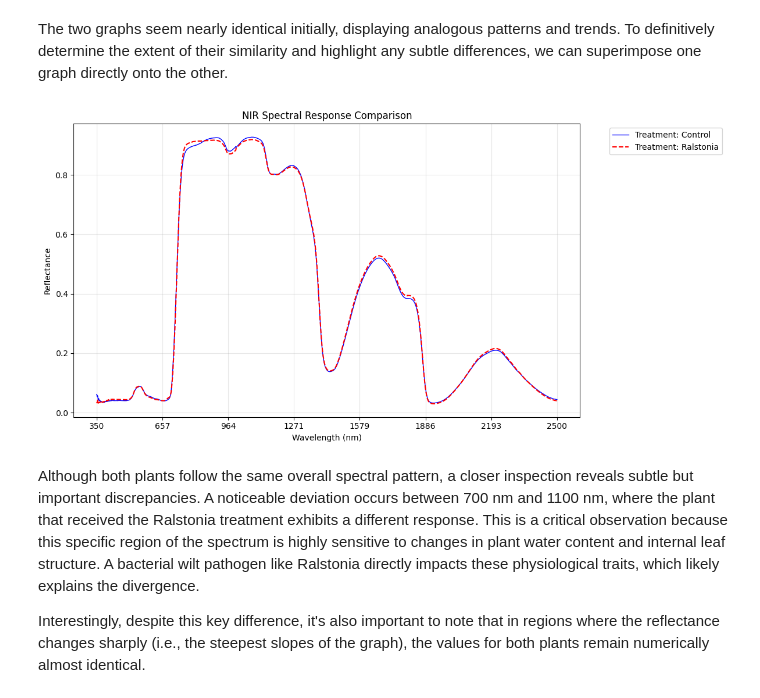
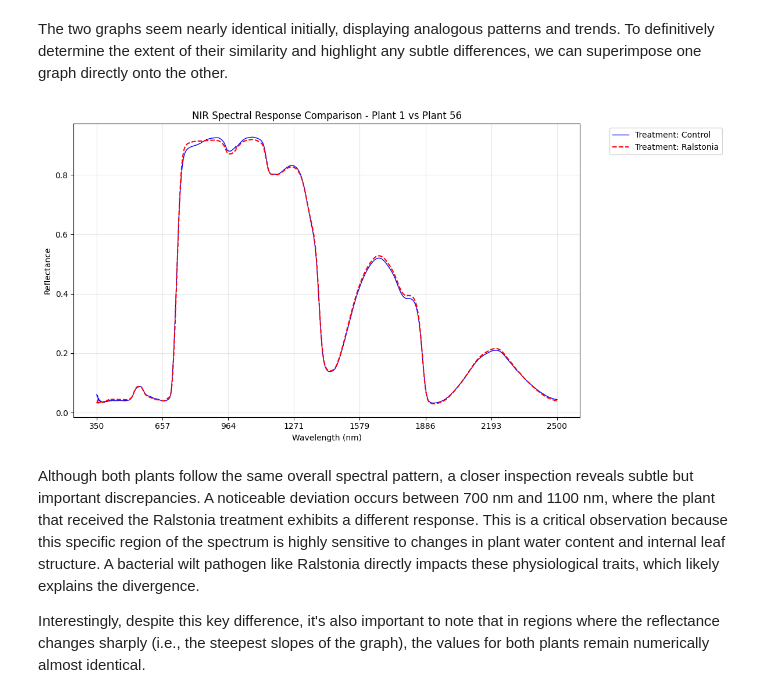
Before and after one commit to RicardoLoperaV/Computacion-Grafica-y-Visualizacion-Cientifica, a Jupyter notebook: Visualizacion de Datos/visualizacion.ipynb, the cells around one changed output. Cells and saved outputs as stored; diff of their text form; code cells hidden in the pictures.

```diff
--- a/Visualizacion de Datos/visualizacion.ipynb
+++ b/Visualizacion de Datos/visualizacion.ipynb
@@ -185,28 +185,28 @@ The two graphs seem nearly identical initially, displaying analogous patterns an
 # %%
 # Extract wavelengths and values
 values_plant1 = first_plant[wavelengths].values
 values_plant2 = second_plant[wavelengths].values
 
 # Create plot
 plt.figure(figsize=(12, 6))
 
 # Plot both lines
 plt.plot(wavelengths, values_plant1, 'b-', linewidth=1, label=f'Treatment: {first_plant["Tratamiento"]}')
 plt.plot(wavelengths, values_plant2, 'r--', linewidth=1.5, label=f'Treatment: {second_plant["Tratamiento"]}')
 
 # Customize plot
 plt.xticks(np.linspace(min(wavelengths), max(wavelengths), 8))
 plt.xlabel('Wavelength (nm)')
 plt.ylabel('Reflectance')
-plt.title('NIR Spectral Response Comparison')
+plt.title('NIR Spectral Response Comparison - Plant 1 vs Plant 56')
 plt.legend(bbox_to_anchor=(1.05, 1), loc='upper left')
 plt.grid(True, alpha=0.3)
 
 # Adjust layout to prevent label cutoff
 plt.tight_layout()
 plt.show()
 # %% [output]
-[figure, old version]
+[figure, new version]
 # %% [markdown]
 Although both plants follow the same overall spectral pattern, a closer inspection reveals subtle but important discrepancies. A noticeable deviation occurs between 700 nm and 1100 nm, where the plant that received the Ralstonia treatment exhibits a different response. This is a critical observation because this specific region of the spectrum is highly sensitive to changes in plant water content and internal leaf structure. A bacterial wilt pathogen like Ralstonia directly impacts these physiological traits, which likely explains the divergence.
 
```
Also changed, not shown: parts of 3 cells of this notebook.
